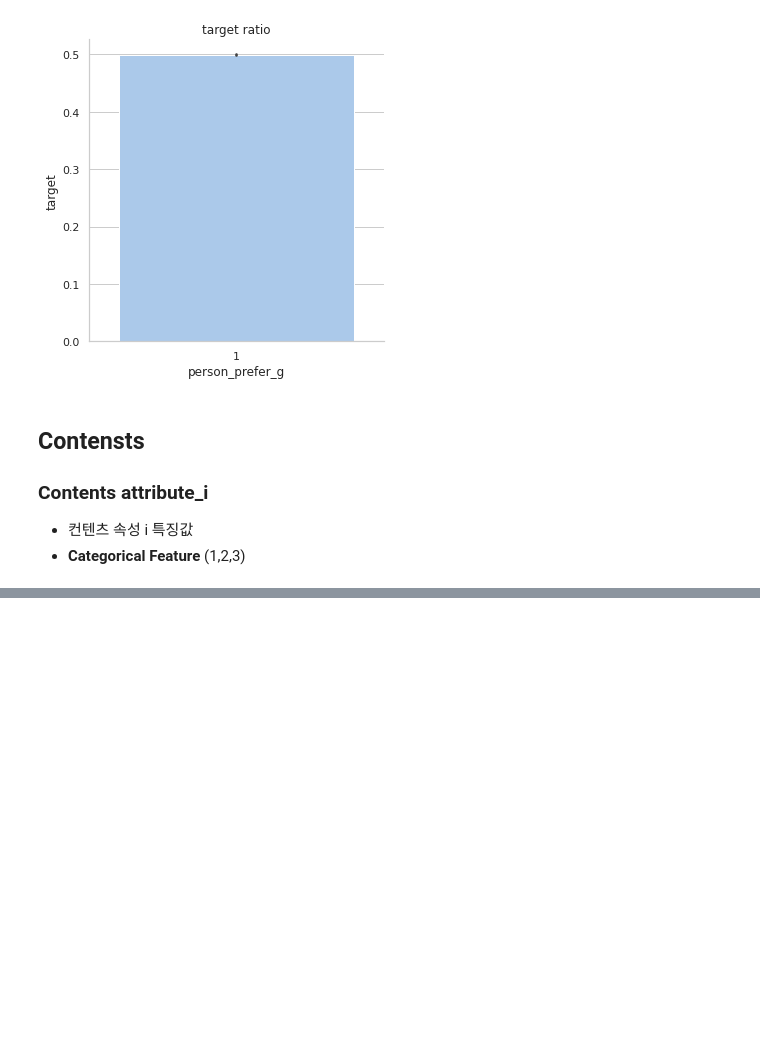
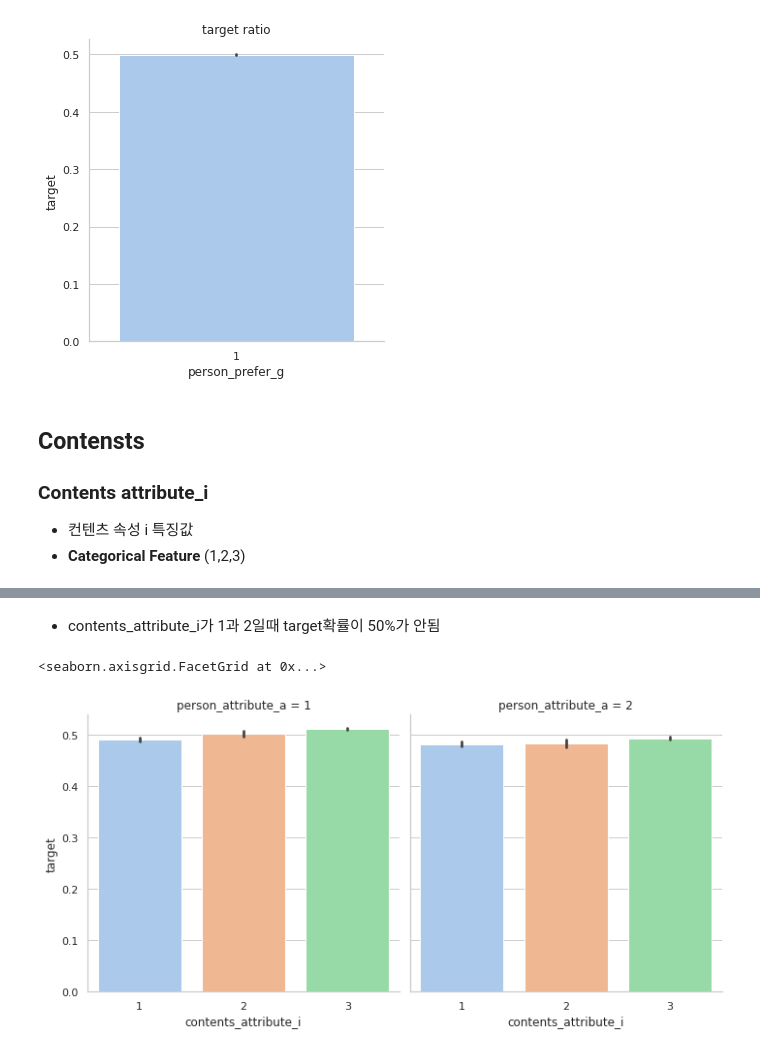
Before and after one commit to doo52oh/Dacon, a Jupyter notebook: 잡케어추천/잡케어추천알고리즘경진대회_EDA_데이터변경.ipynb, the cells around one changed output, grey strips where cells are left out. Drawn from its saved outputs; the diff is of its cells as text; code cells hidden in the pictures; blank space fills up the shorter version.

```diff
--- a/잡케어추천/잡케어추천알고리즘경진대회_EDA_데이터변경.ipynb
+++ b/잡케어추천/잡케어추천알고리즘경진대회_EDA_데이터변경.ipynb
@@ -797,0 +831,7 @@ person_prefer_g :
+# %% [markdown]
+* contents_attribute_i가 1과 2일때 target확률이 50%가 안됨
+# %%
+sns.catplot(x=x, y=y, kind='bar', col='person_attribute_a', data=job_data, palette='pastel')
+# %% [output]
+<seaborn.axisgrid.FacetGrid at 0x...>
+[figure, added]
```
Also changed, not shown: parts of 16 cells of this notebook.
